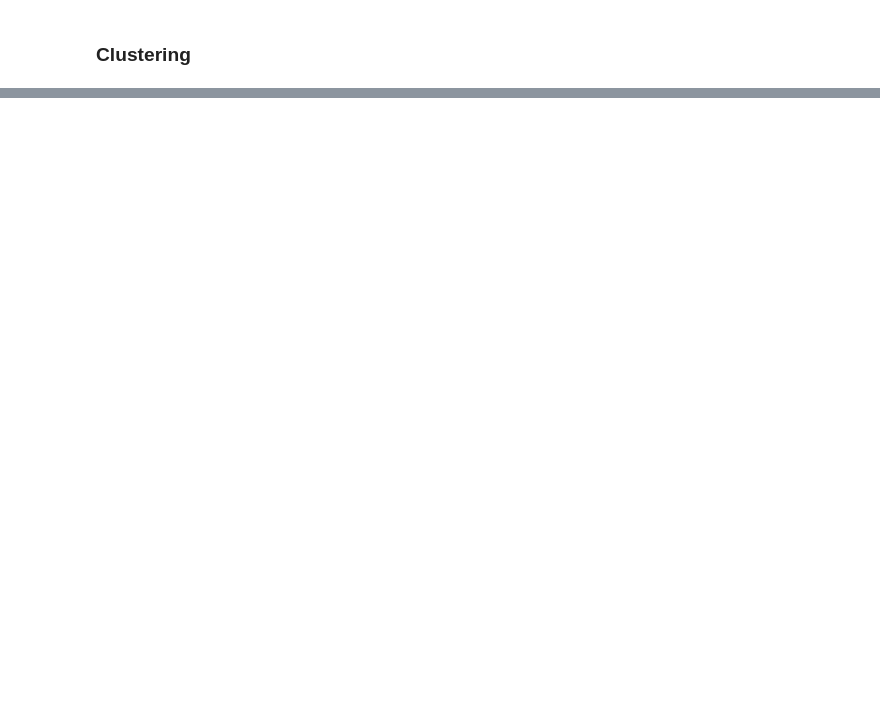
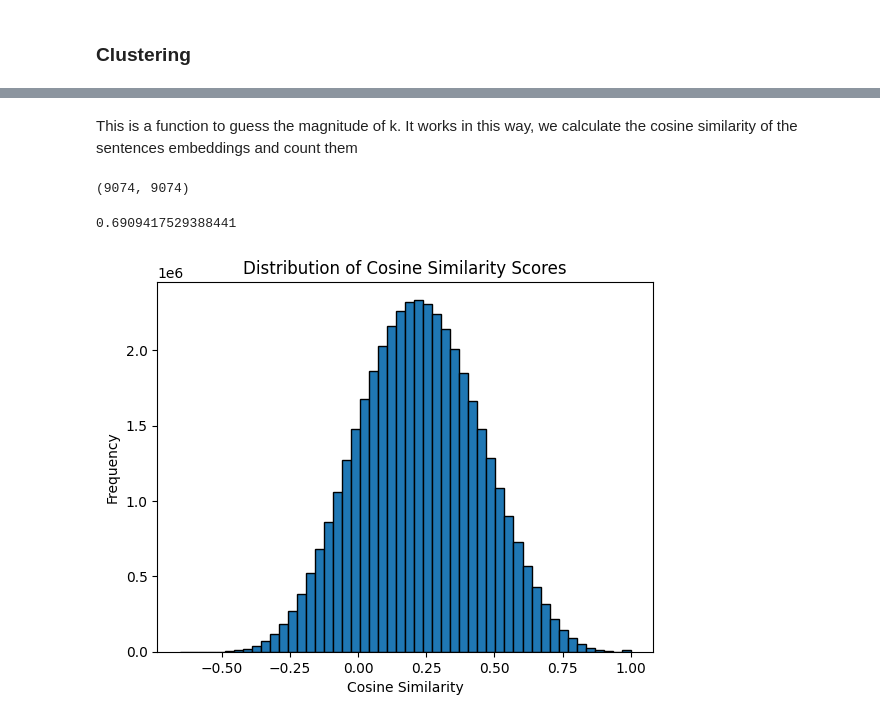
Before and after one commit to AlbertoEusebio/NLP-RAG1200, a Jupyter notebook: model_training.ipynb, the cells around one changed output, grey strips where cells are left out. Cells and saved outputs as stored; diff of their text form; code cells hidden in the pictures; blank space fills up the shorter version.

```diff
--- a/model_training.ipynb
+++ b/model_training.ipynb
@@ -302,6 +444,10 @@ for sentence in tokenized_sentences[:10]:
+# %%
+all_tokenized_sentences = tokenized_contexts.tolist() + tokenized_questions.tolist() + tokenized_answers.tolist()
 # %%
 from gensim.models.word2vec import Word2Vec
 
-model = Word2Vec(tokenized_sentences, vector_size=30, min_count=5, window=10) # default model is skipgram (it tends to perform better)
+d = 30
+
+model = Word2Vec(all_tokenized_sentences, vector_size=d, min_count=5, window=10) # default model is skipgram (it tends to perform better)
 # %%
 len(model.wv)
@@ -352,0 +620,57 @@ fig.show()
+# %% [markdown]
+This is a function to guess the magnitude of k. It works in this way, we calculate the cosine similarity of the sentences embeddings and count them
+# %%
+from sklearn.cluster import KMeans
+
+# Compute cosine similarity matrix with FAISS
+def cosine_similarity_faiss(vectors):
+    vectors = np.asarray(vectors).astype('float32')
+    normalized = vectors / np.linalg.norm(vectors, axis=1, keepdims=True)
+    similarity_matrix = np.matmul(normalized, normalized.T)
+    return similarity_matrix
+
+
+# Extract similar pairs based on a threshold
+def extract_similar_pairs(sim_matrix, threshold):
+    n = sim_matrix.shape[0]
+    similar_pairs = []
+
+    for i in range(1, n):
+        for j in range(i):
+            if sim_matrix[i, j] > threshold:
+                similar_pairs.append((i, j, sim_matrix[i, j]))
+    return similar_pairs
+
+
+def sim_matrix_density(embeddings, threshold=0.8):
+    S = cosine_similarity_faiss(embeddings)
+    print(S.shape)
+    return len(extract_similar_pairs(S, threshold))/(S.shape[0] * S.shape[1])*100, S
+# %%
+# L'idea dietro a questa funzione è sostanzialmente di capire che k usare nel KNN
+# Contando le frasi che sono simili tra di loro
+# Si capisce euristicamente se si abbia bisogno di più o meno cluster
+
+perc, S = sim_matrix_density(question_embeddings, 0.7)
+
+
+####
+# 5 mins -> 1182 clusters
+# %% [output]
+(9074, 9074)
+# %%
+print(perc)
+# %% [output]
+0.6909417529388441
+# %%
+S = cosine_similarity_faiss(question_embeddings)
+
+upper_triangle = S[np.triu_indices_from(S)]
+
+plt.hist(upper_triangle, bins=50, edgecolor='black')
+plt.title('Distribution of Cosine Similarity Scores')
+plt.xlabel('Cosine Similarity')
+plt.ylabel('Frequency')
+plt.show()
+# %% [output]
+[figure, added]
```
Also changed, not shown: parts of 63 cells of this notebook.
